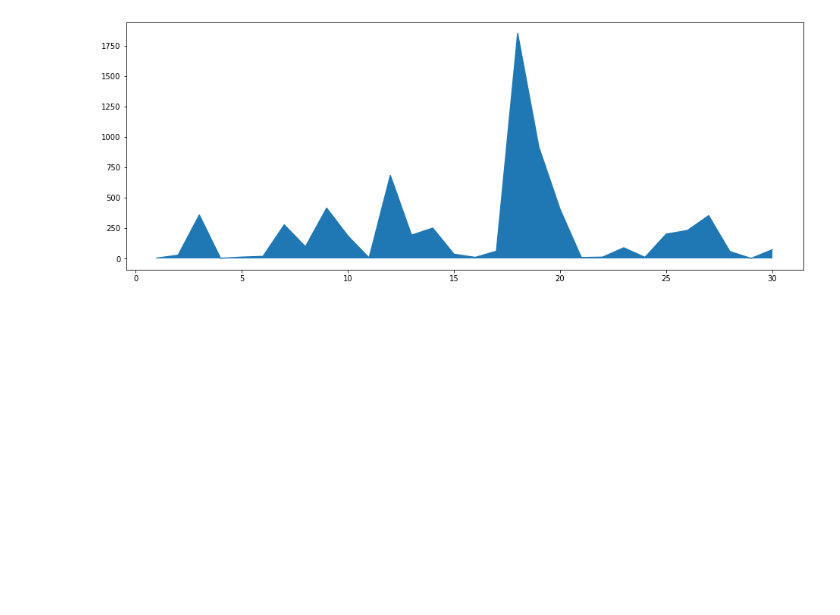
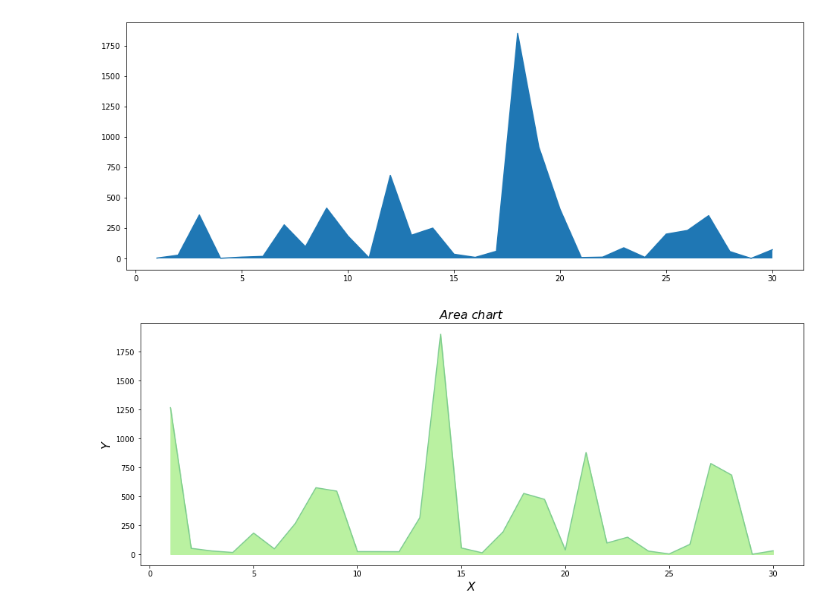
Before and after one commit to uannabi/MatPlotLibGraph, a Jupyter notebook: AreaPlot.ipynb, the cells around one changed output. Cells and saved outputs as stored; diff of their text form; code cells hidden in the pictures; blank space fills up the shorter version.

Commit message:
fill color

```diff
--- a/AreaPlot.ipynb
+++ b/AreaPlot.ipynb
@@ -14,3 +14,17 @@ plt.fill_between(x, y)
 plt.show()
 # %% [output]
 [figure]
+# %%
+# Fill color change
+x = np.arange(1,31)
+y = np.random.normal(10,11,size=30)
+y = np.square(y)
+plt.figure(figsize=(16,6))
+plt.fill_between( x, y, color="#baf1a1") # #Changing Fill color
+plt.plot(x, y, color='#7fcd91') # Color on edges
+plt.title("$ Area $ $ chart $" , fontsize = 16)
+plt.xlabel("$X$" , fontsize = 16)
+plt.ylabel("$Y$" , fontsize = 16)
+plt.show()
+# %% [output]
+[figure, added]
```
